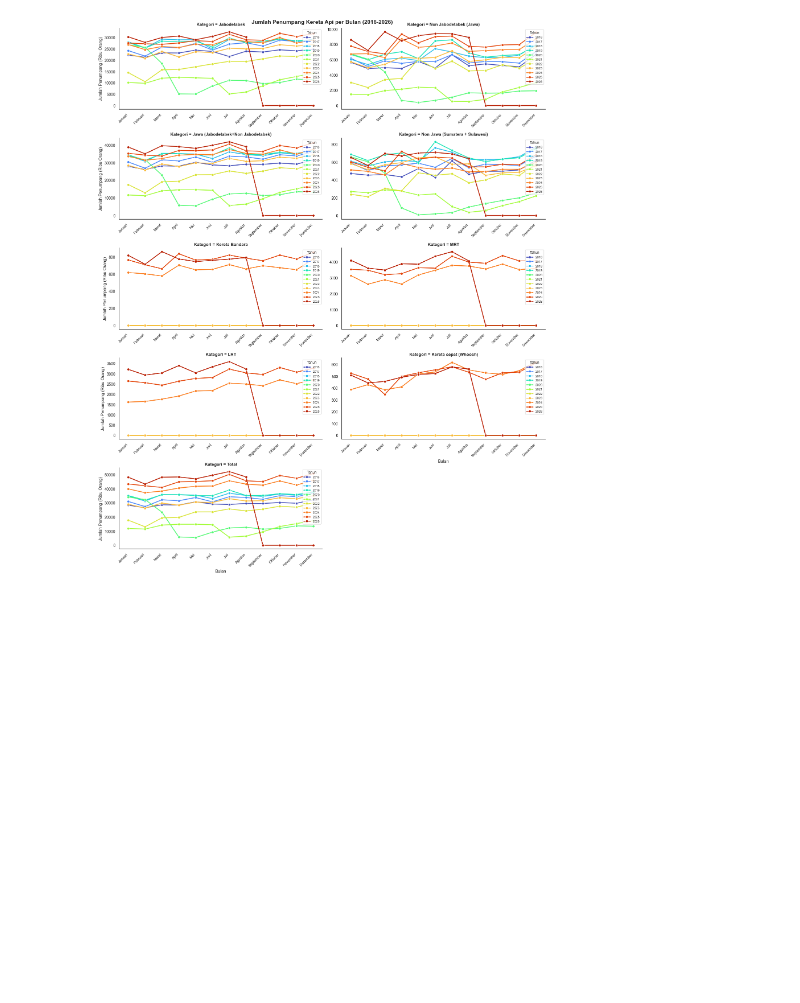
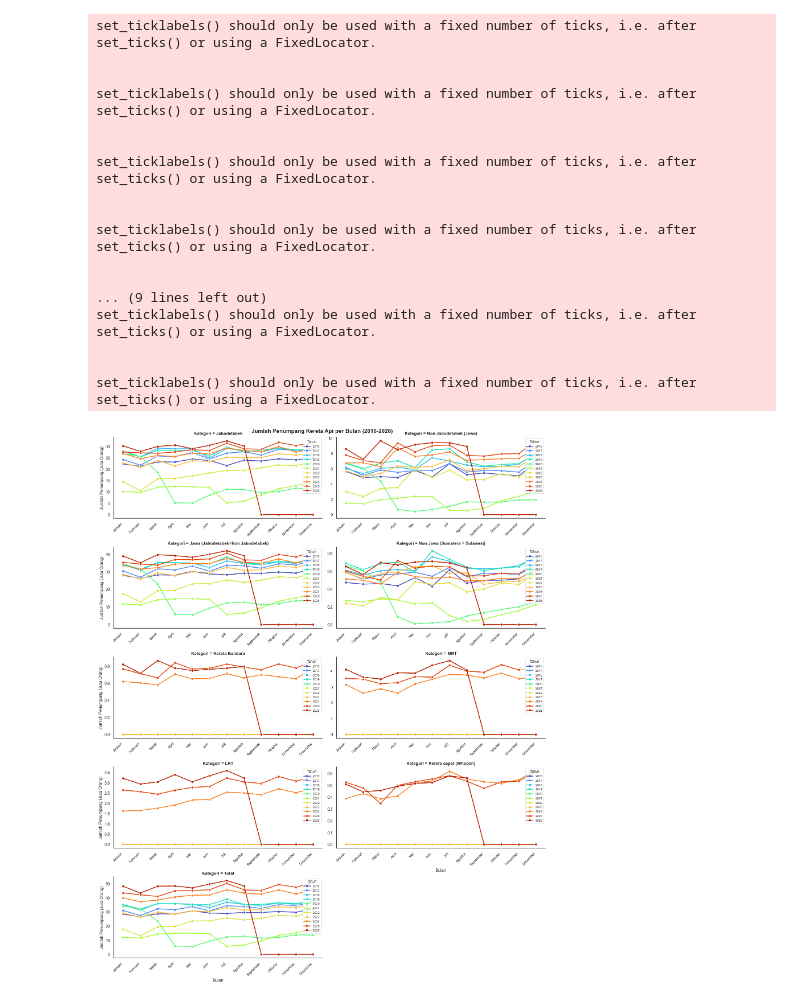
Before and after one commit to ragefrein/kai-passenger-analytics, a Jupyter notebook: main.ipynb, the cells around one changed output. Cells and saved outputs as stored; diff of their text form; code cells hidden in the pictures; blank space fills up the shorter version.

Commit message:
new visualization and total fix

```diff
--- a/main.ipynb
+++ b/main.ipynb
@@ -62,23 +65,19 @@ for file in sorted(glob.glob("data/*.csv")):
 import matplotlib.pyplot as plt
 import pandas as pd
 import seaborn as sns
+
 month_order = [
-    'Januari',
-    'Februari',
-    'Maret',
-    'April',
-    'Mei',
-    'Juni',
-    'Juli',
-    'Agustus',
-    'September',
-    'Oktober',
-    'November',
-    'Desember',
+    'Januari', 'Februari', 'Maret', 'April', 'Mei', 'Juni',
+    'Juli', 'Agustus', 'September', 'Oktober', 'November', 'Desember',
 ]
+
 data_utama['Bulan'] = pd.Categorical(
     data_utama['Bulan'], categories=month_order, ordered=True
 )
+
+# Ubah dari ribu orang menjadi juta orang
+data_utama['Penumpang (Juta)'] = data_utama['Jumlah Penumpang'] / 1000
+
 g = sns.FacetGrid(
     data=data_utama,
     col='Kategori',
@@ -88,36 +87,55 @@ g = sns.FacetGrid(
     aspect=2,
     sharey=False,
     sharex=False,
     palette='turbo',
 )
 
 g.map_dataframe(
-    sns.lineplot, x='Bulan', y='Jumlah Penumpang', marker='o', linewidth=2
+    sns.lineplot, x='Bulan', y='Penumpang (Juta)', marker='o', linewidth=2
 )
+
 for ax in g.axes.flat:
     ax.tick_params(labelbottom=True)
     ax.set_xticklabels(month_order, rotation=45, ha='right', fontsize=9)
     handles, labels = ax.get_legend_handles_labels()
     if handles:
         ax.legend(
             handles=handles,
             labels=labels,
             loc='upper right',
             title='Tahun',
             fontsize=8,
             title_fontsize=9,
         )
-g.set_axis_labels('Bulan', 'Jumlah Penumpang (Ribu Orang)')
-g.fig.subplots_adjust(top=0.92, hspace=0.4
+
+g.set_axis_labels('Bulan', 'Jumlah Penumpang (Juta Orang)')
+g.fig.subplots_adjust(top=0.92, hspace=0.4)  # kurung tutup yang tadi hilang
 g.fig.suptitle(
     'Jumlah Penumpang Kereta Api per Bulan (2016-2026)',
     fontsize=14,
     fontweight='bold',
 )
 
 plt.tight_layout()
 plt.show()
 # %% [output]
+set_ticklabels() should only be used with a fixed number of ticks, i.e. after set_ticks() or using a FixedLocator.
+
+
+set_ticklabels() should only be used with a fixed number of ticks, i.e. after set_ticks() or using a FixedLocator.
+
+
+set_ticklabels() should only be used with a fixed number of ticks, i.e. after set_ticks() or using a FixedLocator.
+
+
+set_ticklabels() should only be used with a fixed number of ticks, i.e. after set_ticks() or using a FixedLocator.
+
+
+... (9 lines left out)
+set_ticklabels() should only be used with a fixed number of ticks, i.e. after set_ticks() or using a FixedLocator.
+
+
+set_ticklabels() should only be used with a fixed number of ticks, i.e. after set_ticks() or using a FixedLocator.
-[figure, old version]
+[figure, new version]
 # %%
 import plotly.express as px
```
Also changed, not shown: parts of 4 cells of this notebook.
